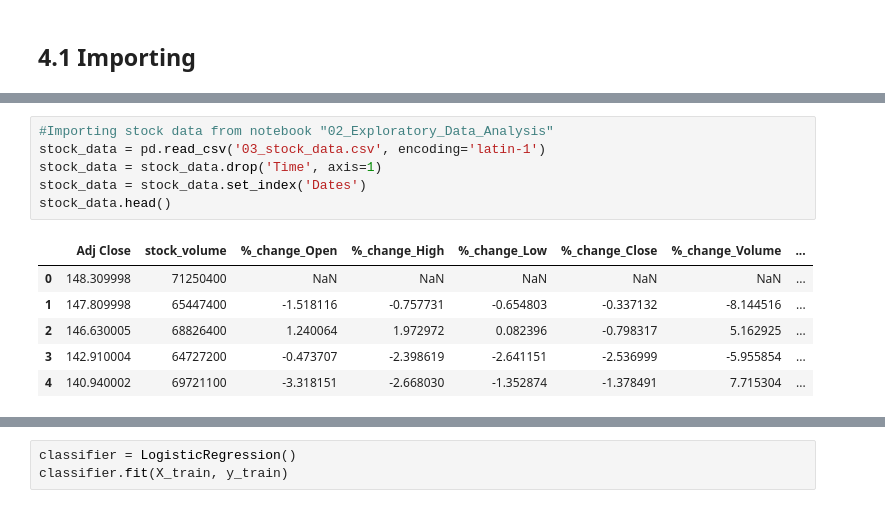
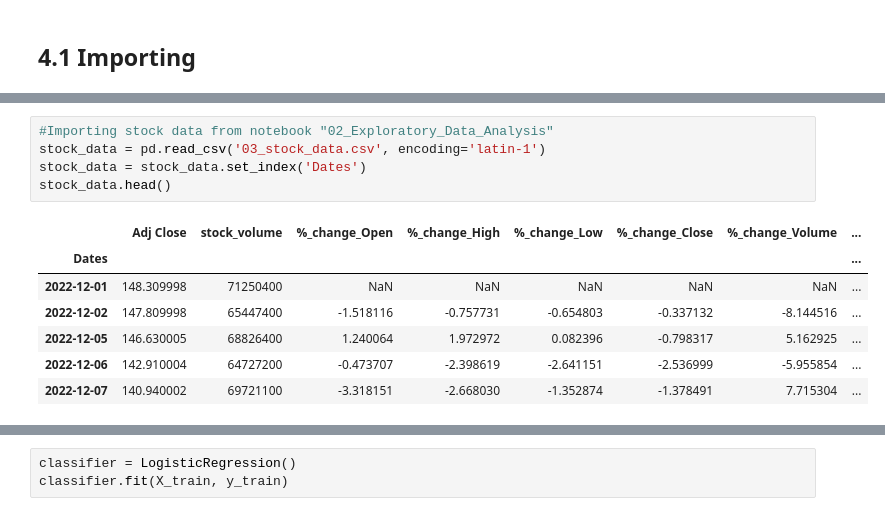
Before and after one commit to parisvu07/Springboard, a Jupyter notebook: Capstone_2_Twitter_Sentiment_Analysis/04_Modeling.ipynb, the cells around one changed output, grey strips where cells are left out. Saved outputs shown, nothing was run; the diff lists cells and outputs as text.

```diff
--- a/Capstone_2_Twitter_Sentiment_Analysis/04_Modeling.ipynb
+++ b/Capstone_2_Twitter_Sentiment_Analysis/04_Modeling.ipynb
@@ -41,16 +54,16 @@ np.random.seed(42)
 # %%
 #Importing stock data from notebook "02_Exploratory_Data_Analysis"
 stock_data = pd.read_csv('03_stock_data.csv', encoding='latin-1')
-stock_data = stock_data.drop('Time', axis=1)
 stock_data = stock_data.set_index('Dates')
 stock_data.head()
 # %% [output]
 |  | Adj Close | stock_volume | %_change_Open | %_change_High | %_change_Low | %_change_Close | %_change_Volume | ... |
-| 0 | 148.309998 | 71250400 | NaN | NaN | NaN | NaN | NaN | ... |
-| 1 | 147.809998 | 65447400 | -1.518116 | -0.757731 | -0.654803 | -0.337132 | -8.144516 | ... |
-| 2 | 146.630005 | 68826400 | 1.240064 | 1.972972 | 0.082396 | -0.798317 | 5.162925 | ... |
-| 3 | 142.910004 | 64727200 | -0.473707 | -2.398619 | -2.641151 | -2.536999 | -5.955854 | ... |
-| 4 | 140.940002 | 69721100 | -3.318151 | -2.668030 | -1.352874 | -1.378491 | 7.715304 | ... |
+| Dates |  |  |  |  |  |  |  | ... |
+| 2022-12-01 | 148.309998 | 71250400 | NaN | NaN | NaN | NaN | NaN | ... |
+| 2022-12-02 | 147.809998 | 65447400 | -1.518116 | -0.757731 | -0.654803 | -0.337132 | -8.144516 | ... |
+| 2022-12-05 | 146.630005 | 68826400 | 1.240064 | 1.972972 | 0.082396 | -0.798317 | 5.162925 | ... |
+| 2022-12-06 | 142.910004 | 64727200 | -0.473707 | -2.398619 | -2.641151 | -2.536999 | -5.955854 | ... |
+| 2022-12-07 | 140.940002 | 69721100 | -3.318151 | -2.668030 | -1.352874 | -1.378491 | 7.715304 | ... |
 # %%
 #Importing tweet data from previous notebook "03_Preprocessing_and_Training_Data"
 tweets_data = pd.read_csv('03_tweets_data.csv', lineterminator='\n')
```
Also changed, not shown: parts of 28 cells of this notebook, 1 other file.
